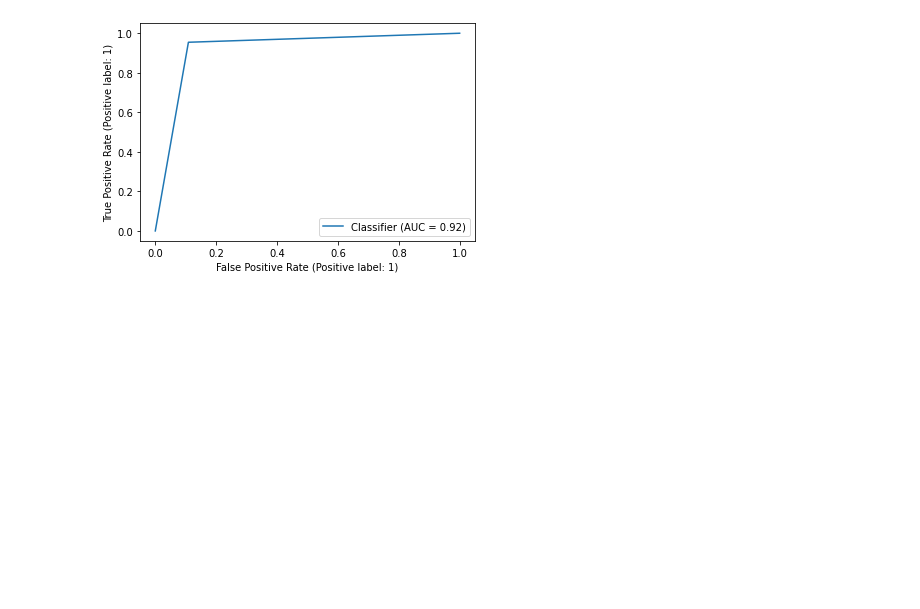
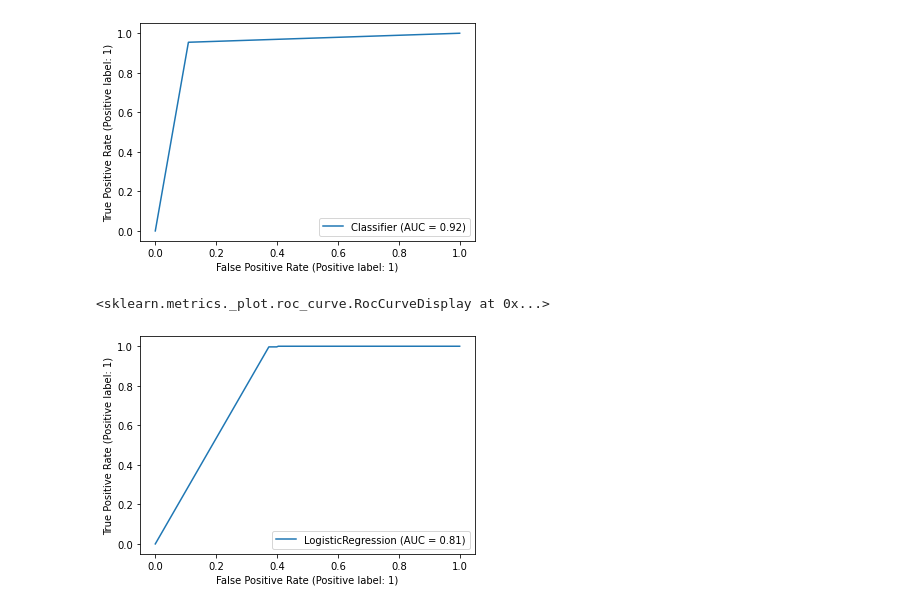
Before and after one commit to shreyash2503/MachineLearningSkLearn, a Jupyter notebook: LogisticRegression/main.ipynb, the cells around one changed output. Cells and saved outputs as stored; diff of their text form; code cells hidden in the pictures; blank space fills up the shorter version.

```diff
--- a/LogisticRegression/main.ipynb
+++ b/LogisticRegression/main.ipynb
@@ -174,3 +174,8 @@ RocCurveDisplay.from_predictions(y_test, y_pred)
 # %% [output]
 <sklearn.metrics._plot.roc_curve.RocCurveDisplay at 0x...>
 [figure]
+# %%
+RocCurveDisplay.from_estimator(log_model, X_test, y_test)
+# %% [output]
+<sklearn.metrics._plot.roc_curve.RocCurveDisplay at 0x...>
+[figure, added]
```
Also changed, not shown: parts of 39 cells of this notebook.
